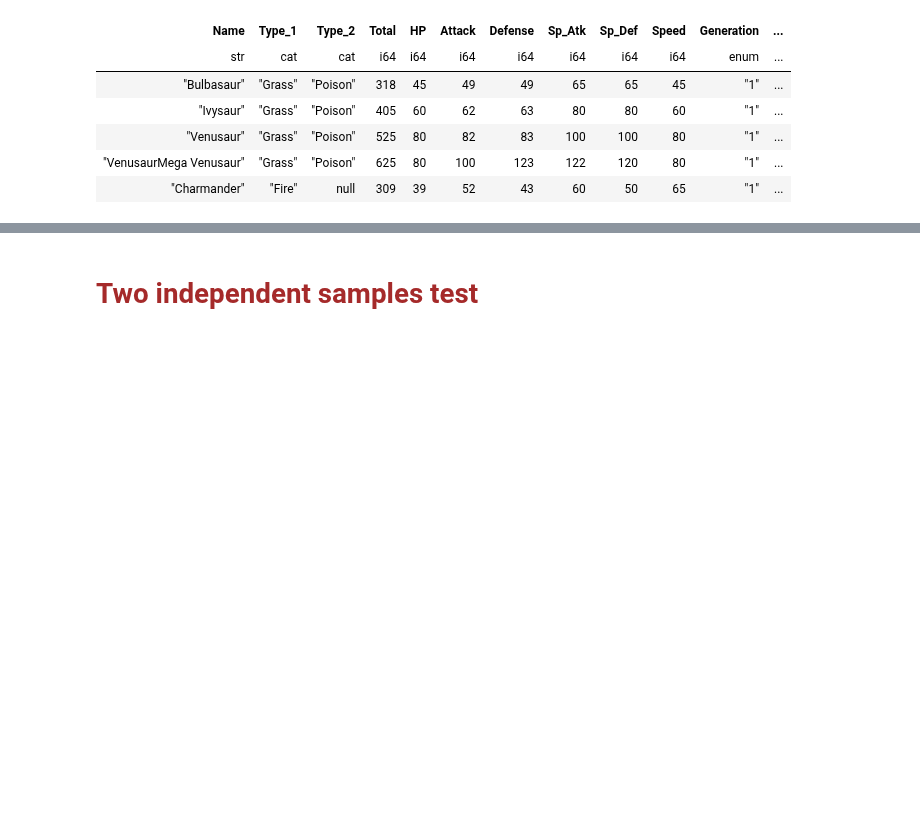
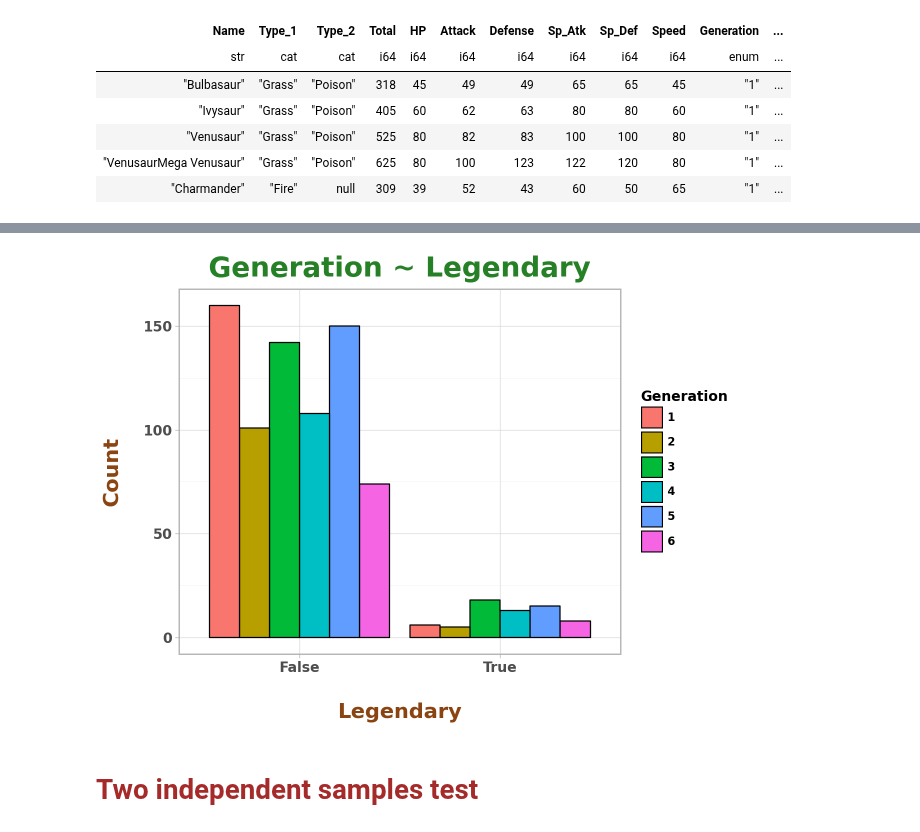
Before and after one commit to Longistamina/DataScience_MachineLearning, a Jupyter notebook: 00_Course_Demo/09_Statistics.ipynb, the cells around one changed output, grey strips where cells are left out. Saved outputs shown, nothing was run; the diff lists cells and outputs as text; code cells hidden in the pictures; blank space fills up the shorter version.

```diff
--- a/00_Course_Demo/09_Statistics.ipynb
+++ b/00_Course_Demo/09_Statistics.ipynb
@@ -31,2 +125,21 @@ shape: (5, 12)
+# %%
+(
+    pln.ggplot(data = pl_pokemon)
+    + pln.theme_light()
+    + pln.geom_bar(mapping = pln.aes(x = 'Legendary', fill = 'Generation'), position = 'dodge', color = 'black')
+    + pln.ggtitle("Generation ~ Legendary")
+    + pln.ylab('Count')
+    + pln.theme(
+        plot_title = pln.element_text(color = "#268026", size = 20, weight = "bold", ha = 0.5),
+        axis_title_x = pln.element_text(color = "#8a4412", size = 15, weight = "bold", margin = {'t':15}),
+        axis_text_x = pln.element_text(size = 10, weight = "bold"),
+        axis_title_y = pln.element_text(color = "#8a4412", size = 15, weight = "bold", margin = {'r':15}),
+        axis_text_y = pln.element_text(size = 10, weight = "bold"),
+        legend_title = pln.element_text(size = 10, weight = "bold"),
+        legend_text = pln.element_text(size = 8, weight = "bold")
+    )
+)
+# %% [output]
+[figure, added]
 # %% [markdown]
 # <span style="color:brown;">Two independent samples test</span>
```
Also changed, not shown: parts of 13 cells of this notebook, 2 other files.
